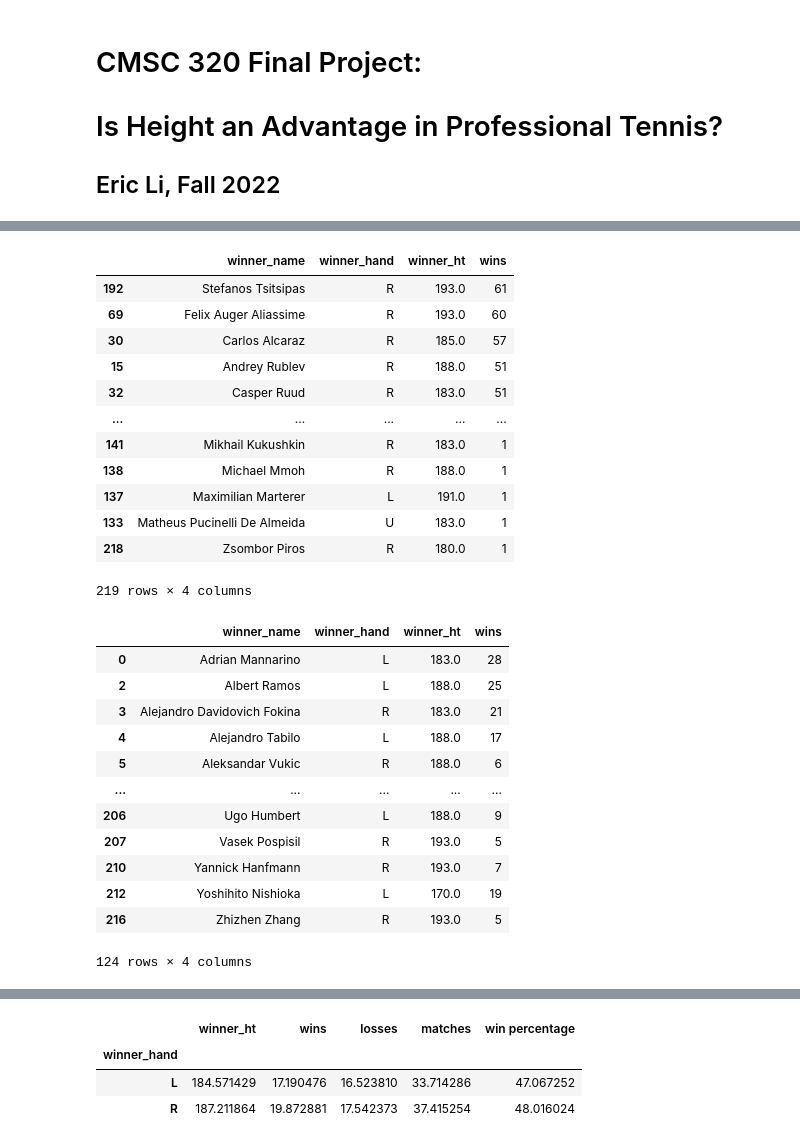
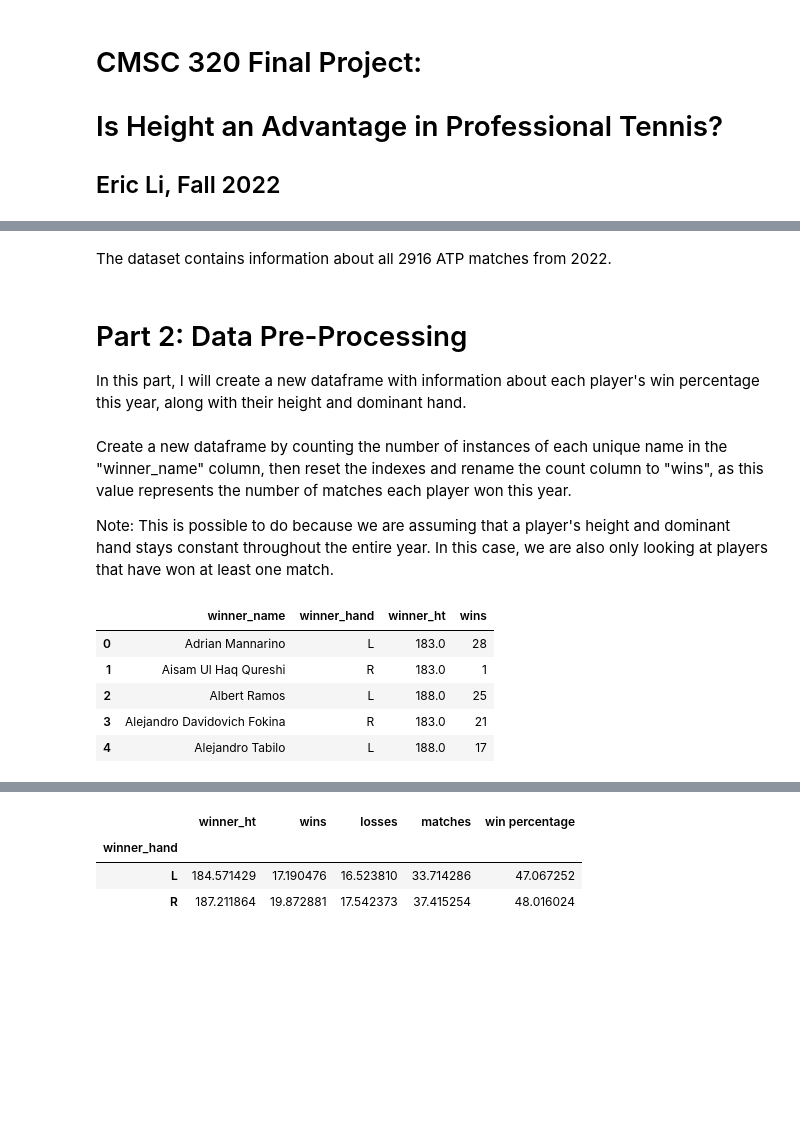
Before and after one commit to eli4278/jekyll_theme, a Jupyter notebook: final_project.ipynb, the cells around one changed output, grey strips where cells are left out. Drawn from its saved outputs; the diff is of its cells as text; code cells hidden in the pictures; blank space fills up the shorter version.

```diff
--- a/final_project.ipynb
+++ b/final_project.ipynb
@@ -40,33 +42,20 @@ atp_matches_22
+# %% [markdown]
+The dataset contains information about all 2916 ATP matches from 2022.
+# %% [markdown]
+# Part 2: Data Pre-Processing
+
+In this part, I will create a new dataframe with information about each player's win percentage this year, along with their height and dominant hand.
+# %% [markdown]
+Create a new dataframe by counting the number of instances of each unique name in the "winner_name" column, then reset the indexes and rename the count column to "wins", as this value represents the number of matches each player won this year.
+
+Note: This is possible to do because we are assuming that a player's height and dominant hand stays constant throughout the entire year. In this case, we are also only looking at players that have won at least one match.
 # %%
 player_data = atp_matches_22.groupby(['winner_name','winner_hand','winner_ht']).size().reset_index().rename(columns={0:'wins'})
-player_data.sort_values('wins', ascending=False)
+player_data.head()
 # %% [output]
 |  | winner_name | winner_hand | winner_ht | wins |
-| 192 | Stefanos Tsitsipas | R | 193.0 | 61 |
-| 69 | Felix Auger Aliassime | R | 193.0 | 60 |
-| 30 | Carlos Alcaraz | R | 185.0 | 57 |
-| 15 | Andrey Rublev | R | 188.0 | 51 |
-| 32 | Casper Ruud | R | 183.0 | 51 |
-| ... | ... | ... | ... | ... |
-| 141 | Mikhail Kukushkin | R | 183.0 | 1 |
-| 138 | Michael Mmoh | R | 188.0 | 1 |
-| 137 | Maximilian Marterer | L | 191.0 | 1 |
-| 133 | Matheus Pucinelli De Almeida | U | 183.0 | 1 |
-| 218 | Zsombor Piros | R | 180.0 | 1 |
+| 0 | Adrian Mannarino | L | 183.0 | 28 |
+| 1 | Aisam Ul Haq Qureshi | R | 183.0 | 1 |
+| 2 | Albert Ramos | L | 188.0 | 25 |
+| 3 | Alejandro Davidovich Fokina | R | 183.0 | 21 |
+| 4 | Alejandro Tabilo | L | 188.0 | 17 |
-219 rows × 4 columns
-# %%
-player_data[player_data['wins'] >= 5]
-# %% [output]
-|  | winner_name | winner_hand | winner_ht | wins |
-| 0 | Adrian Mannarino | L | 183.0 | 28 |
-| 2 | Albert Ramos | L | 188.0 | 25 |
-| 3 | Alejandro Davidovich Fokina | R | 183.0 | 21 |
-| 4 | Alejandro Tabilo | L | 188.0 | 17 |
-| 5 | Aleksandar Vukic | R | 188.0 | 6 |
-| ... | ... | ... | ... | ... |
-| 206 | Ugo Humbert | L | 188.0 | 9 |
-| 207 | Vasek Pospisil | R | 193.0 | 5 |
-| 210 | Yannick Hanfmann | R | 193.0 | 7 |
-| 212 | Yoshihito Nishioka | L | 170.0 | 19 |
-| 216 | Zhizhen Zhang | R | 193.0 | 5 |
-124 rows × 4 columns
```
Also changed, not shown: parts of 34 cells of this notebook.
